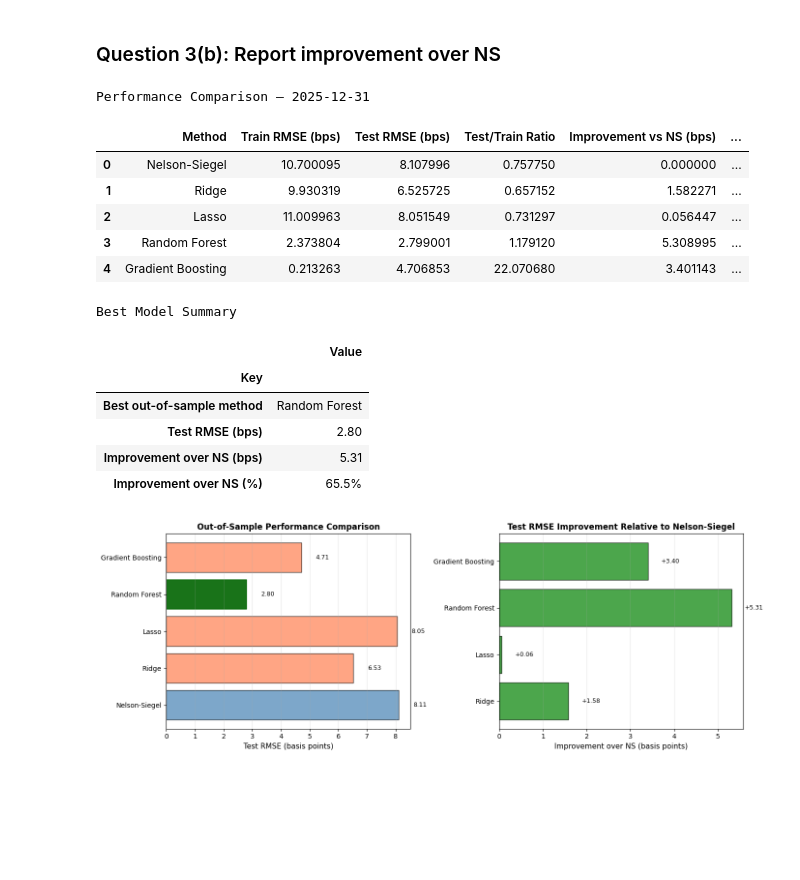
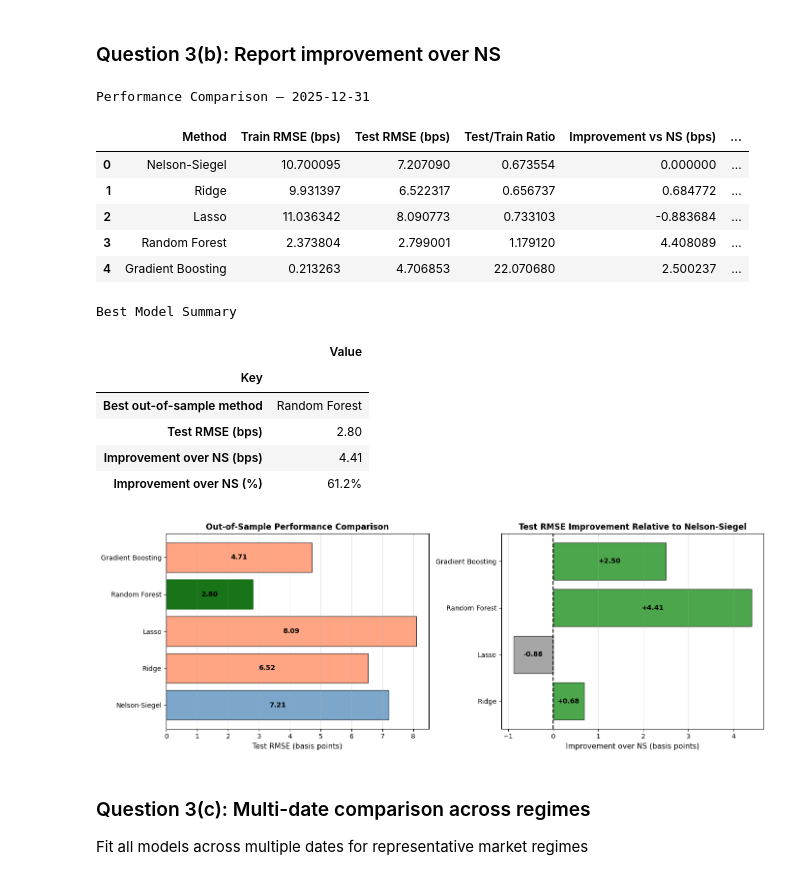
Before and after one commit to AdithSrinivasan/treasury-curve-models, a Jupyter notebook: fitting_yield_curves.ipynb, the cells around one changed output. Saved outputs shown, nothing was run; the diff lists cells and outputs as text; code cells hidden in the pictures; blank space fills up the shorter version.

```diff
--- a/fitting_yield_curves.ipynb
+++ b/fitting_yield_curves.ipynb
@@ -426,7 +426,7 @@ def stratified_train_test_split(
     ttm_col: str,
     test_size: float = 0.2,
     random_state: int = 42,
-    n_strata: int = 5
+    n_strata: int = 3
 ) -> Tuple[pd.DataFrame, pd.DataFrame]:
     """
     Split bonds into train/test sets with stratification by maturity bucket.
@@ -913,7 +944,7 @@ Compare machine learning methods to Nelson-Siegel using the same out-of-sample f
 # %%
 # ML Feature Engineering
 def create_ml_features(tau: np.ndarray, cpn: Optional[np.ndarray] = None,
-                       degree: int = 5, include_ns_features: bool = True) -> np.ndarray:
+                       degree: int = 3, include_ns_features: bool = True) -> np.ndarray:
     """
     Create feature matrix for ML models.
 
@@ -983,7 +1014,7 @@ def fit_ridge_cv(X_train: np.ndarray, y_train: np.ndarray,
     Ridge adds L2 penalty to prevent overfitting in high-dimensional feature space.
     """
     # Grid search for optimal alpha
-    alphas = np.logspace(-4, 2, 50)
+    alphas = np.logspace(-4, 4, 50)
     ridge = Ridge()
 
     grid_search = GridSearchCV(
@@ -1021,7 +1052,7 @@ def fit_lasso_cv(X_train: np.ndarray, y_train: np.ndarray,
 
     Lasso adds L1 penalty, performing feature selection by shrinking some coefficients to zero.
     """
-    alphas = np.logspace(-4, 2, 50)
+    alphas = np.logspace(-2.5, 4, 50)
     lasso = Lasso(max_iter=5000)
 
     grid_search = GridSearchCV(
@@ -1267,7 +1298,6 @@ Gradient Boosting Results
 ### Question 3(b): Report improvement over NS
 # %%
 # Calculate improvement metrics
-
 comparison_data = {
     'Method': ['Nelson-Siegel', 'Ridge', 'Lasso', 'Random Forest', 'Gradient Boosting'],
     'Train RMSE (bps)': [
@@ -1339,49 +1369,59 @@ ax1.set_xlabel("Test RMSE (basis points)", fontsize=11)
 ax1.set_title("Out-of-Sample Performance Comparison", fontsize=12, fontweight="bold")
 ax1.grid(True, alpha=0.3, axis="x")
 
-# Add value labels
-for i, val in enumerate(test_rmse_vals):
-    ax1.text(val + 0.5, i, f"{val:.2f}", va="center", fontsize=9)
+# Add value labels centered within the bars
+for i, (bar, val) in enumerate(zip(bars, test_rmse_vals)):
+    width = bar.get_width()
+    ax1.text(
+        width / 2, bar.get_y() + bar.get_height() / 2, f"{val:.2f}",
+        va="center", ha="center", fontsize=10, color="black", fontweight="bold"
+    )
 
 # Bar plot: Improvement over NS, exclude NS baseline itself
 ns_mask = comparison_df["Method"] != "Nelson-Siegel"
 methods_no_ns = comparison_df.loc[ns_mask, "Method"]
 improvement_vals_no_ns = comparison_df.loc[ns_mask, "Improvement vs NS (bps)"]
 imp_colors = ["gray" if v <= 0 else "green" for v in improvement_vals_no_ns]
 
 bars2 = ax2.barh(
     methods_no_ns,
     improvement_vals_no_ns,
     color=imp_colors,
     edgecolor="black",
     alpha=0.7,
 )
 ax2.axvline(0, color="black", linewidth=1.5, linestyle="--")
 ax2.set_xlabel("Improvement over NS (basis points)", fontsize=11)
 ax2.set_title("Test RMSE Improvement Relative to Nelson-Siegel", fontsize=12, fontweight="bold")
 ax2.grid(True, alpha=0.3, axis="x")
 
-# Add value labels to improvement plot
-for i, val in enumerate(improvement_vals_no_ns):
-    x_pos = val + (0.3 if val > 0 else -0.3)
-    ha = "left" if val > 0 else "right"
-    ax2.text(x_pos, i, f"{val:+.2f}", va="center", ha=ha, fontsize=9)
+# Add value labels centered within the bars for the improvement plot - set all to black font
+for i, (bar, val) in enumerate(zip(bars2, improvement_vals_no_ns)):
+    width = bar.get_width()
+    ax2.text(
+        width / 2, bar.get_y() + bar.get_height() / 2, f"{val:+.2f}",
+        va="center", ha="center", fontsize=10,
+        color="black", fontweight="bold"
+    )
 
 plt.tight_layout()
 plt.show()
 # %% [output]
 Performance Comparison — 2025-12-31
 |  | Method | Train RMSE (bps) | Test RMSE (bps) | Test/Train Ratio | Improvement vs NS (bps) | ... |
-| 0 | Nelson-Siegel | 10.700095 | 8.107996 | 0.757750 | 0.000000 | ... |
-| 1 | Ridge | 9.930319 | 6.525725 | 0.657152 | 1.582271 | ... |
-| 2 | Lasso | 11.009963 | 8.051549 | 0.731297 | 0.056447 | ... |
-| 3 | Random Forest | 2.373804 | 2.799001 | 1.179120 | 5.308995 | ... |
-| 4 | Gradient Boosting | 0.213263 | 4.706853 | 22.070680 | 3.401143 | ... |
+| 0 | Nelson-Siegel | 10.700095 | 7.207090 | 0.673554 | 0.000000 | ... |
+| 1 | Ridge | 9.931397 | 6.522317 | 0.656737 | 0.684772 | ... |
+| 2 | Lasso | 11.036342 | 8.090773 | 0.733103 | -0.883684 | ... |
+| 3 | Random Forest | 2.373804 | 2.799001 | 1.179120 | 4.408089 | ... |
+| 4 | Gradient Boosting | 0.213263 | 4.706853 | 22.070680 | 2.500237 | ... |
 Best Model Summary
 |  | Value |
 | Key |  |
 | Best out-of-sample method | Random Forest |
 | Test RMSE (bps) | 2.80 |
-| Improvement over NS (bps) | 5.31 |
-| Improvement over NS (%) | 65.5% |
+| Improvement over NS (bps) | 4.41 |
+| Improvement over NS (%) | 61.2% |
-[figure, old version]
+[figure, new version]
+# %% [markdown]
+### Question 3(c): Multi-date comparison across regimes
+Fit all models across multiple dates for representative market regimes
```
Also changed, not shown: parts of 4 cells of this notebook.
